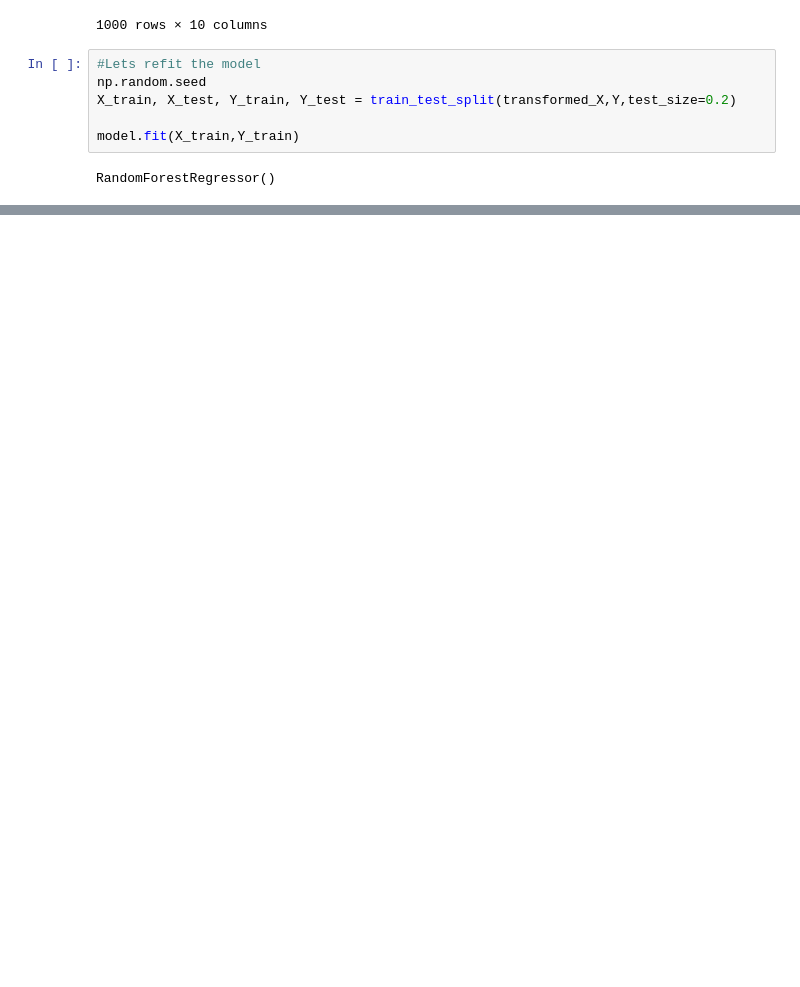
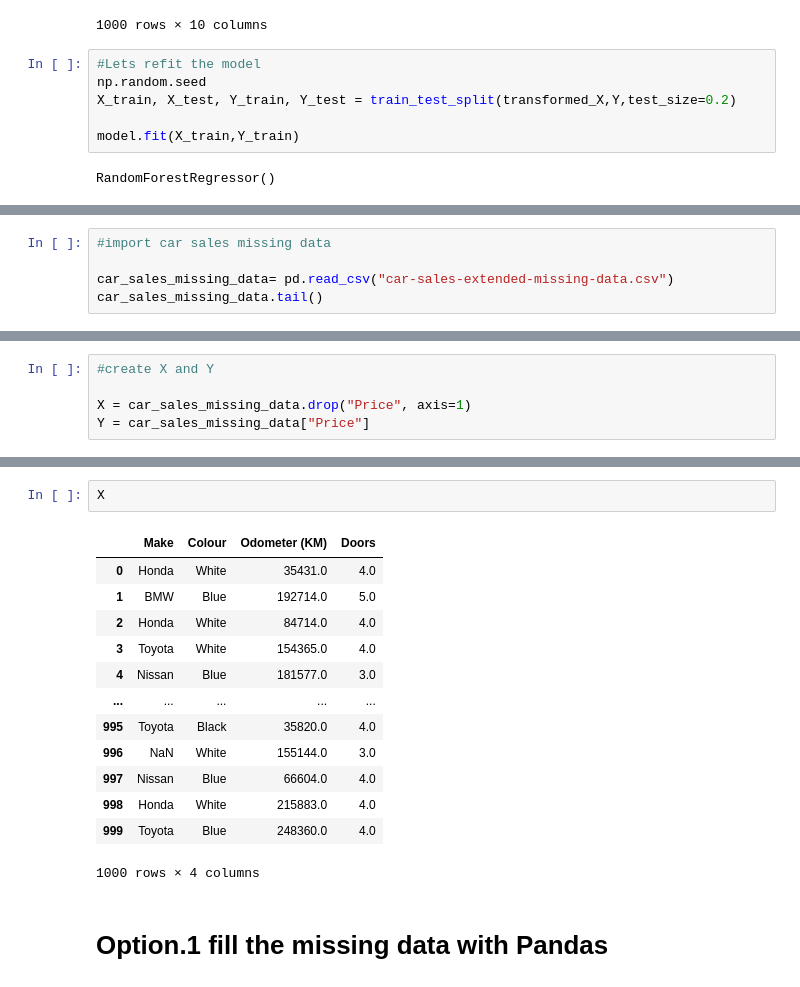
Before and after one commit to Manishankar04/ml_2023, a Jupyter notebook: scikit_learn/Scikit_sample_workbook.ipynb, the cells around one changed output, grey strips where cells are left out. Saved outputs shown, nothing was run; the diff lists cells and outputs as text; blank space fills up the shorter version.

```diff
--- a/scikit_learn/Scikit_sample_workbook.ipynb
+++ b/scikit_learn/Scikit_sample_workbook.ipynb
@@ -169,0 +170,5 @@ model.score(X_train,Y_train)
+# %%
+#import car sales missing data
+
+car_sales_missing_data= pd.read_csv("car-sales-extended-missing-data.csv")
+car_sales_missing_data.tail()
@@ -169,0 +191,5 @@ model.score(X_train,Y_train)
+# %%
+#create X and Y
+
+X = car_sales_missing_data.drop("Price", axis=1)
+Y = car_sales_missing_data["Price"]
@@ -169,0 +211,18 @@ model.score(X_train,Y_train)
+# %%
+X
+# %% [output]
+|  | Make | Colour | Odometer (KM) | Doors |
+| 0 | Honda | White | 35431.0 | 4.0 |
+| 1 | BMW | Blue | 192714.0 | 5.0 |
+| 2 | Honda | White | 84714.0 | 4.0 |
+| 3 | Toyota | White | 154365.0 | 4.0 |
+| 4 | Nissan | Blue | 181577.0 | 3.0 |
+| ... | ... | ... | ... | ... |
+| 995 | Toyota | Black | 35820.0 | 4.0 |
+| 996 | NaN | White | 155144.0 | 3.0 |
+| 997 | Nissan | Blue | 66604.0 | 4.0 |
+| 998 | Honda | White | 215883.0 | 4.0 |
+| 999 | Toyota | Blue | 248360.0 | 4.0 |
+1000 rows × 4 columns
+# %% [markdown]
+# Option.1 fill the missing data with Pandas
```
Also changed, not shown: parts of 10 cells of this notebook, 1 other file.
